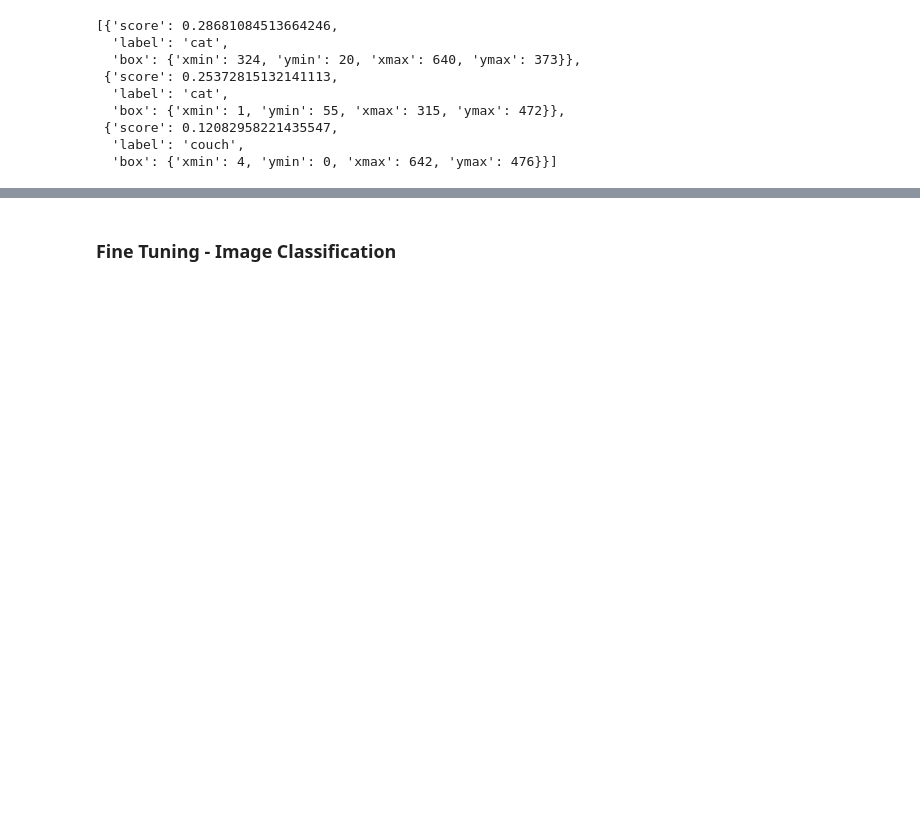
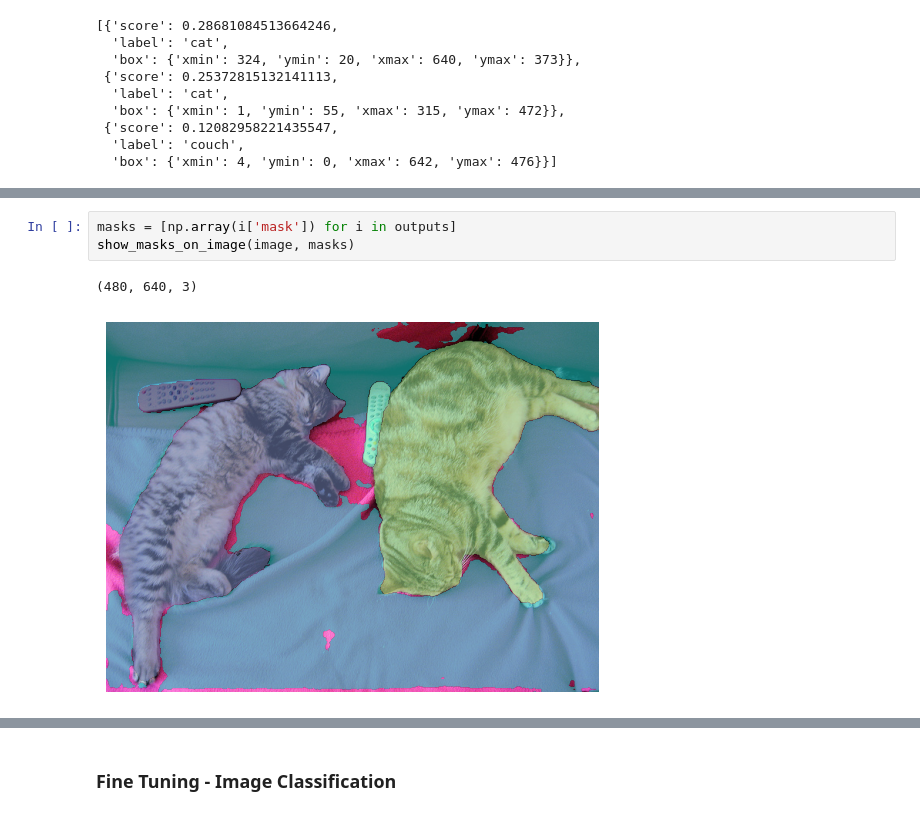
Before and after one commit to Cyntwikip/Machine-Learning, a Jupyter notebook: huggingface_computer_vision.ipynb, the cells around one changed output, grey strips where cells are left out. Saved outputs shown, nothing was run; the diff lists cells and outputs as text; blank space fills up the shorter version.

```diff
--- a/huggingface_computer_vision.ipynb
+++ b/huggingface_computer_vision.ipynb
@@ -115,0 +255,6 @@ image
+# %%
+masks = [np.array(i['mask']) for i in outputs]
+show_masks_on_image(image, masks)
+# %% [output]
+(480, 640, 3)
+[figure, added]
```
Also changed, not shown: parts of 12 cells of this notebook.
